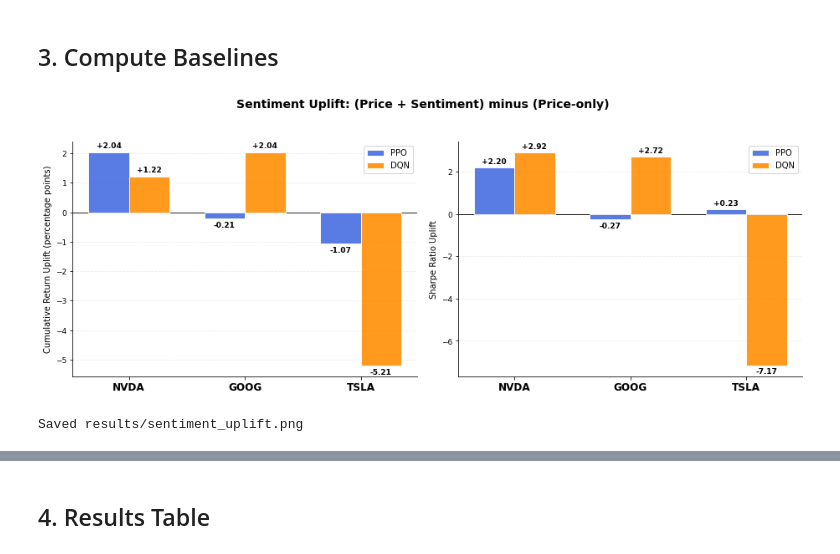
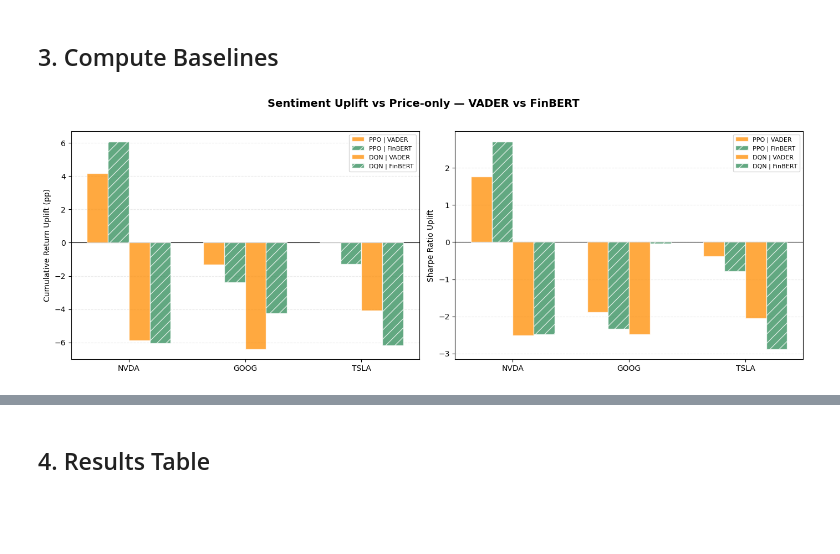
Before and after one commit to hamzakhamissa/RL-Project, a Jupyter notebook: notebooks/03_evaluate.ipynb, the cells around one changed output, grey strips where cells are left out. Saved outputs shown, nothing was run; the diff lists cells and outputs as text; code cells hidden in the pictures; blank space fills up the shorter version.

Commit message:
added finbert

```diff
--- a/notebooks/03_evaluate.ipynb
+++ b/notebooks/03_evaluate.ipynb
@@ -34,9 +34,11 @@ RESULTS_DIR = PROJECT_ROOT / 'results'
 RESULTS_DIR.mkdir(exist_ok=True)
 
 TICKERS      = ['NVDA', 'GOOG', 'TSLA']
-TRAIN_CUTOFF = '2025-11-30'
+TRAIN_CUTOFF = '2025-10-31'
 INITIAL_CASH = 10_000.0
 
-daily = pd.read_csv(DATA_DIR / 'daily_features.csv', parse_dates=['date'])
-print('Dataset loaded:', daily.shape)
+daily         = pd.read_csv(DATA_DIR / 'daily_features.csv',         parse_dates=['date'])
+daily_finbert = pd.read_csv(DATA_DIR / 'daily_features_finbert.csv', parse_dates=['date'])
+print('VADER dataset:  ', daily.shape)
+print('FinBERT dataset:', daily_finbert.shape)
 # %% [output]
@@ -172,62 +196,52 @@ ticker algo  return_uplift_pp  sharpe_uplift
 # %% [markdown]
 ## 3. Compute Baselines
 # %%
-fig, axes = plt.subplots(1, 2, figsize=(13, 5), facecolor='white')
-fig.suptitle('Sentiment Uplift: (Price + Sentiment) minus (Price-only)',
+fig, axes = plt.subplots(1, 2, figsize=(14, 5), facecolor='white')
+fig.suptitle('Sentiment Uplift vs Price-only — VADER vs FinBERT',
              fontsize=14, fontweight='bold', y=1.02)
 
 metrics = [
-    ('return_uplift_pp', 'Cumulative Return Uplift (percentage points)'),
+    ('return_uplift_pp', 'Cumulative Return Uplift (pp)'),
     ('sharpe_uplift',    'Sharpe Ratio Uplift'),
 ]
-algo_colors = {'PPO': 'royalblue', 'DQN': 'darkorange'}
-bar_width = 0.35
+scorer_colors  = {'sentiment_vader': 'darkorange', 'sentiment_finbert': 'seagreen'}
+scorer_labels  = {'sentiment_vader': 'VADER', 'sentiment_finbert': 'FinBERT'}
+bar_width = 0.18
 x = np.arange(len(TICKERS))
 
 for ax, (metric, ylabel) in zip(axes, metrics):
     ax.set_facecolor('white')
     ax.grid(axis='y', alpha=0.25, linestyle='--', zorder=0)
 
-    for i, algo in enumerate(['PPO', 'DQN']):
-        sub = delta_df[delta_df['algo'] == algo]
-        vals = [sub[sub['ticker'] == t][metric].values[0]
-                if len(sub[sub['ticker'] == t]) > 0 else 0
-                for t in TICKERS]
+    offsets = {'PPO': {'sentiment_vader': -1.5, 'sentiment_finbert': -0.5},
+               'DQN': {'sentiment_vader':  0.5, 'sentiment_finbert':  1.5}}
 
-        offset = (i - 0.5) * bar_width
-        bars = ax.bar(x + offset, vals, width=bar_width,
-                      label=algo, color=algo_colors[algo],
-                      alpha=0.88, zorder=3, edgecolor='white')
+    for algo, algo_color in [('PPO', 'royalblue'), ('DQN', 'darkorange')]:
+        for scorer in ['sentiment_vader', 'sentiment_finbert']:
+            vals = []
+            for ticker in TICKERS:
+                row = delta_df[(delta_df['ticker'] == ticker) &
+                               (delta_df['algo'] == algo) &
+                               (delta_df['sentiment'] == scorer)]
+                vals.append(row[metric].values[0] if len(row) else 0)
+            offset = offsets[algo][scorer] * bar_width
+            label = f'{algo} | {scorer_labels[scorer]}'
+            hatch = '//' if scorer == 'sentiment_finbert' else ''
+            ax.bar(x + offset, vals, bar_width, label=label,
+                   color=scorer_colors[scorer], alpha=0.75, hatch=hatch,
+                   edgecolor='white', zorder=3)
 
-        for bar, v in zip(bars, vals):
-            va  = 'bottom' if v >= 0 else 'top'
-            pad = 0.04 * (ax.get_ylim()[1] - ax.get_ylim()[0]) if ax.get_ylim()[1] != ax.get_ylim()[0] else 0.1
-            ax.text(bar.get_x() + bar.get_width() / 2,
-                    v + (0.1 if v >= 0 else -0.1),
-                    f'{v:+.2f}', ha='center',
-                    va=va, fontsize=9, fontweight='bold')
+    ax.axhline(0, color='black', linewidth=0.8)
+    ax.set_xticks(x)
+    ax.set_xticklabels(TICKERS)
+    ax.set_ylabel(ylabel)
+    ax.legend(fontsize=8)
 
-    ax.axhline(0, color='black', linewidth=0.9)
-    ax.set_ylabel(ylabel, fontsize=10)
-    ax.set_xticks(x)
-    ax.set_xticklabels(TICKERS, fontsize=12, fontweight='bold')
-    ax.tick_params(axis='y', labelsize=9)
-
-    legend = ax.legend(fontsize=10, framealpha=0.95,
-                       edgecolor='lightgray', facecolor='white',
-                       loc='upper right')
-
-    for spine in ['top', 'right']:
-        ax.spines[spine].set_visible(False)
-
-plt.tight_layout(pad=1.5)
-plt.savefig(RESULTS_DIR / 'sentiment_uplift.png', dpi=200, bbox_inches='tight',
-            facecolor='white', edgecolor='none')
+plt.tight_layout()
+plt.savefig(RESULTS_DIR / 'sentiment_uplift_vader_vs_finbert.png', dpi=150, bbox_inches='tight')
 plt.show()
-print('Saved results/sentiment_uplift.png')
 # %% [output]
-[figure, old version]
+[figure, new version]
-Saved results/sentiment_uplift.png
 # %%
 baseline_results = []
 baseline_histories = {}
```
Also changed, not shown: parts of 14 cells of this notebook, 49 other files.
